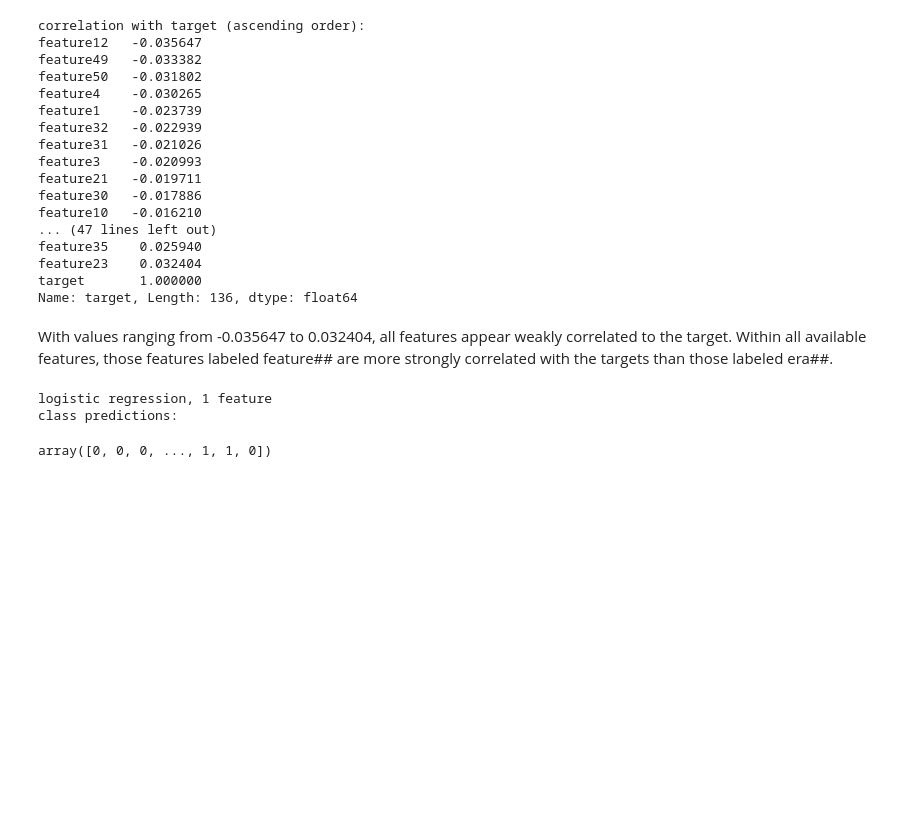
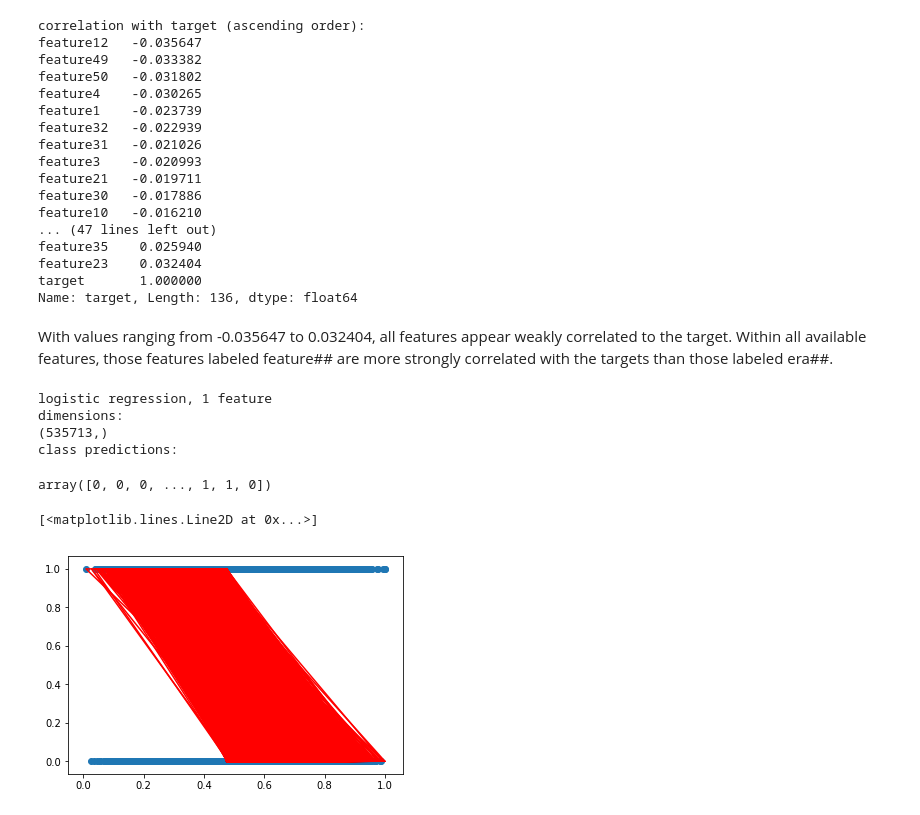
Before and after one commit to cchen181/numerai_tournament79, a Jupyter notebook: modelv2.ipynb, the cells around one changed output. Saved outputs shown, nothing was run; the diff lists cells and outputs as text; code cells hidden in the pictures; blank space fills up the shorter version.

Commit message:
Upload modev2
Added graphic for logistic regression,1 feature
note: graphic incomplete, but on it's way.

```diff
--- a/modelv2.ipynb
+++ b/modelv2.ipynb
@@ -395,9 +395,13 @@ y = data_v3.target
 logreg.fit(X,y) #fit the model according to the given training data
 outcome_pred_class_log = logreg.predict(X) #predict class labels for samples in X
 print('logistic regression, 1 feature')
+print('dimensions:')
+print(outcome_pred_class_log.shape)
 print('class predictions:')
 outcome_pred_class_log
 # %% [output]
 logistic regression, 1 feature
+dimensions:
+(535713,)
 class predictions:
 array([0, 0, 0, ..., 1, 1, 0])
@@ -406,3 +408,13 @@ array([0, 0, 0, ..., 1, 1, 0])
+# %%
+#sort dataframe by values in feature12
+
+#shown graphically
+sns.mpl.rcParams['agg.path.chunksize'] = 10000 #to remove overflow error
+sns.mpl.pyplot.scatter(data_v3.feature12,data_v3.target)
+sns.mpl.pyplot.plot(data_v3.feature12,outcome_pred_class_log,color='red')
+# %% [output]
+[<matplotlib.lines.Line2D at 0x...>]
+[figure, added]
 # %%
 ##seek to minimize loss
 #
```
Also changed, not shown: parts of 1 cell of this notebook.
